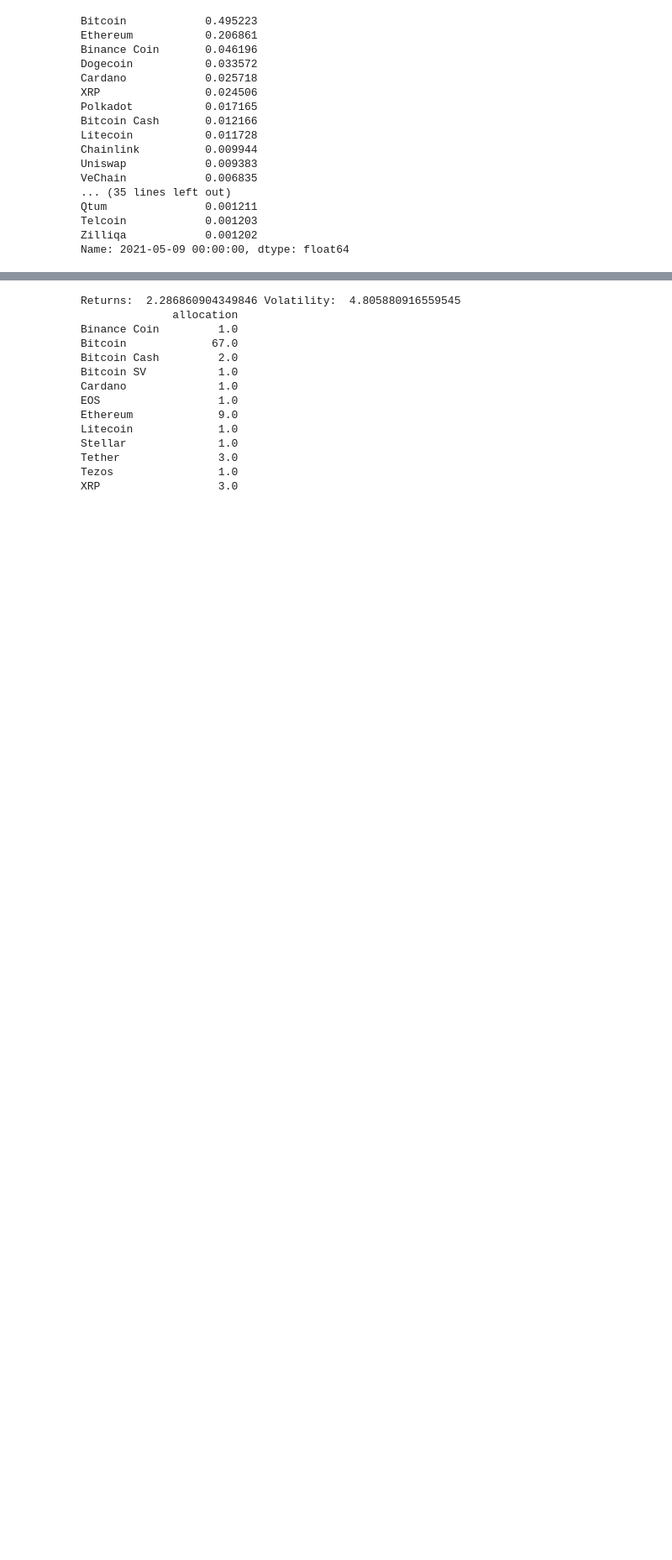
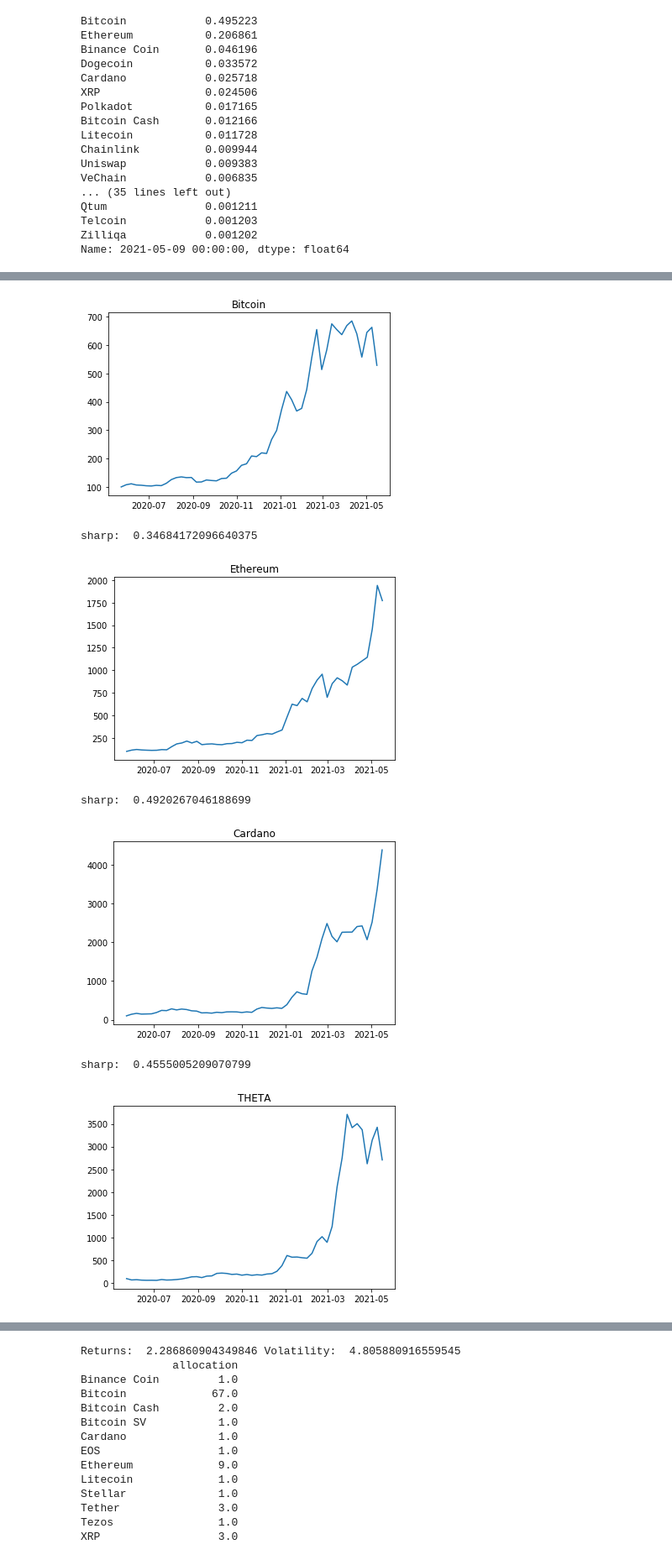
Before and after one commit to Sileadim/stonks, a Jupyter notebook: notebooks/exploration_crypto.ipynb, the cells around one changed output, grey strips where cells are left out. Shown: that part at 84% size. Cells and saved outputs as stored; diff of their text form; code cells hidden in the pictures; blank space fills up the shorter version.

```diff
--- a/notebooks/exploration_crypto.ipynb
+++ b/notebooks/exploration_crypto.ipynb
@@ -144,0 +190,17 @@ dtype: float64
+# %%
+pct_changes = df.pct_change()
+for coin  in ["Bitcoin","Ethereum","Cardano","THETA"]:
+    last_year = df[coin][-52:]
+    pct_coin = pct_changes[coin].iloc[-52:]
+    plt.plot( last_year * 100 / last_year[0]  )
+    plt.title(coin)
+    plt.show()
+    print("sharp: " , pct_coin.mean() / pct_coin.std() )
+# %% [output]
+[figure, added]
+sharp:  0.34684172096640375
+[figure, added]
+sharp:  0.4920267046188699
+[figure, added]
+sharp:  0.4555005209070799
+[figure, added]
```
Also changed, not shown: parts of 22 cells of this notebook, 2 other files.
